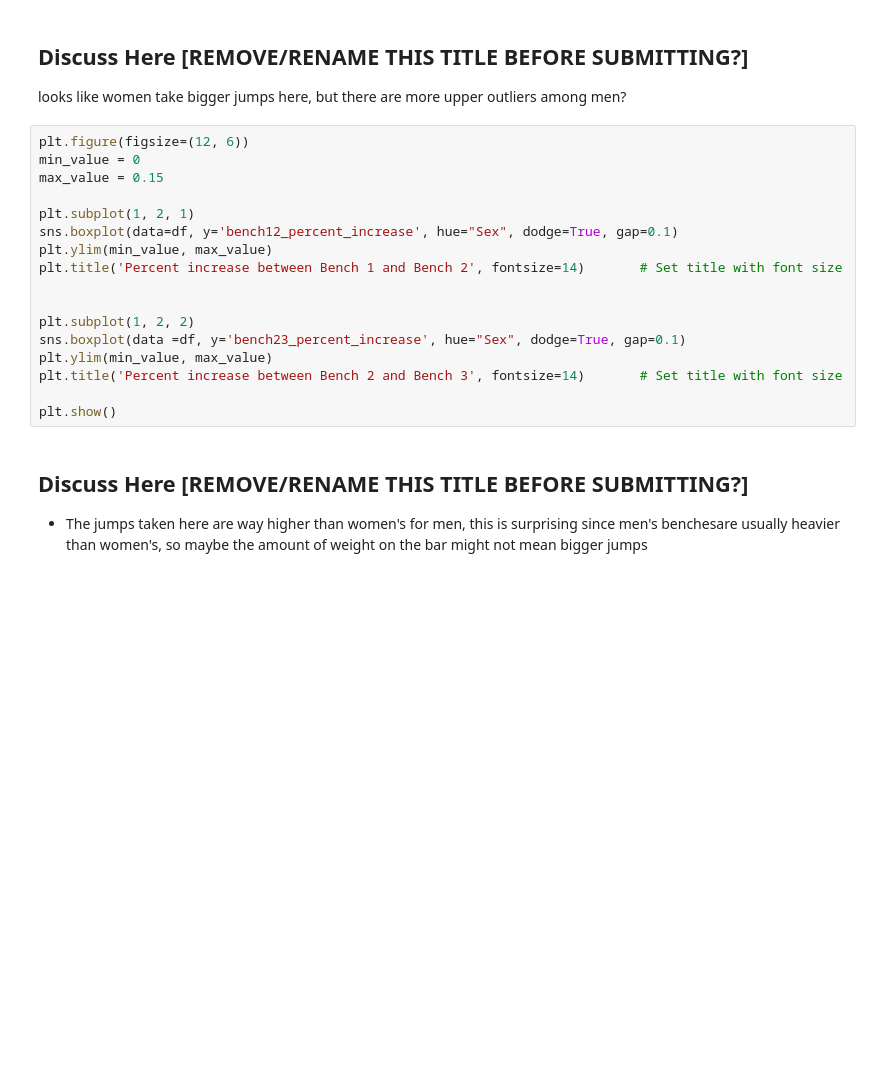
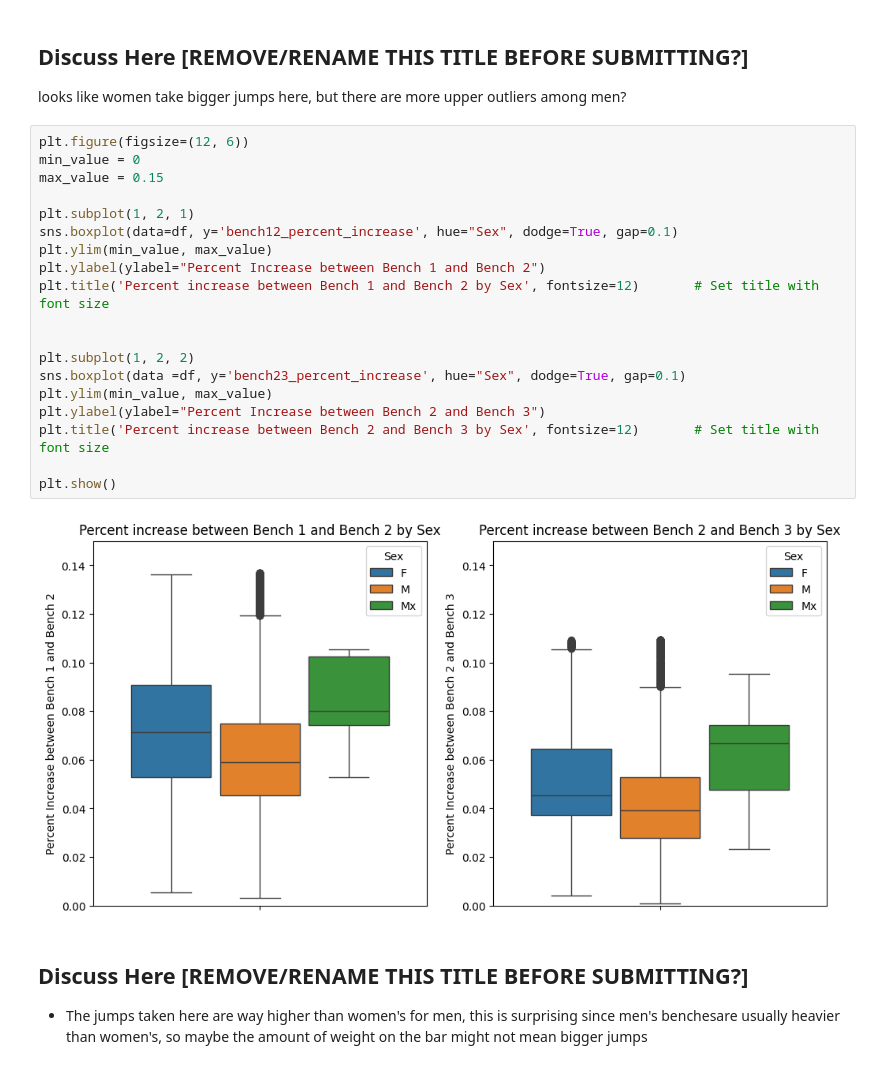
Before and after one commit to COGS108/Group035_WI24, a Jupyter notebook: EDACheckpoint_Group035_WI24.ipynb, the cells around one changed output. Cells and saved outputs as stored; diff of their text form; blank space fills up the shorter version.

```diff
--- a/EDACheckpoint_Group035_WI24.ipynb
+++ b/EDACheckpoint_Group035_WI24.ipynb
@@ -428,20 +455,24 @@ looks like women take bigger jumps here, but there are more upper outliers among
 # %%
 plt.figure(figsize=(12, 6))
 min_value = 0
 max_value = 0.15
 
 plt.subplot(1, 2, 1)
 sns.boxplot(data=df, y='bench12_percent_increase', hue="Sex", dodge=True, gap=0.1)
 plt.ylim(min_value, max_value)
-plt.title('Percent increase between Bench 1 and Bench 2', fontsize=14)       # Set title with font size
+plt.ylabel(ylabel="Percent Increase between Bench 1 and Bench 2")
+plt.title('Percent increase between Bench 1 and Bench 2 by Sex', fontsize=12)       # Set title with font size
 
 
 plt.subplot(1, 2, 2)
 sns.boxplot(data =df, y='bench23_percent_increase', hue="Sex", dodge=True, gap=0.1)
 plt.ylim(min_value, max_value)
-plt.title('Percent increase between Bench 2 and Bench 3', fontsize=14)       # Set title with font size
+plt.ylabel(ylabel="Percent Increase between Bench 2 and Bench 3")
+plt.title('Percent increase between Bench 2 and Bench 3 by Sex', fontsize=12)       # Set title with font size
 
 plt.show()
+# %% [output]
+[figure, added]
 # %% [markdown]
 ## Discuss Here [REMOVE/RENAME THIS TITLE BEFORE SUBMITTING?]
 - The jumps taken here are way higher than women's for men, this is surprising since men's benchesare usually heavier than women's, so maybe the amount of weight on the bar might not mean bigger jumps
```
Also changed, not shown: parts of 22 cells of this notebook, 1 other file.
